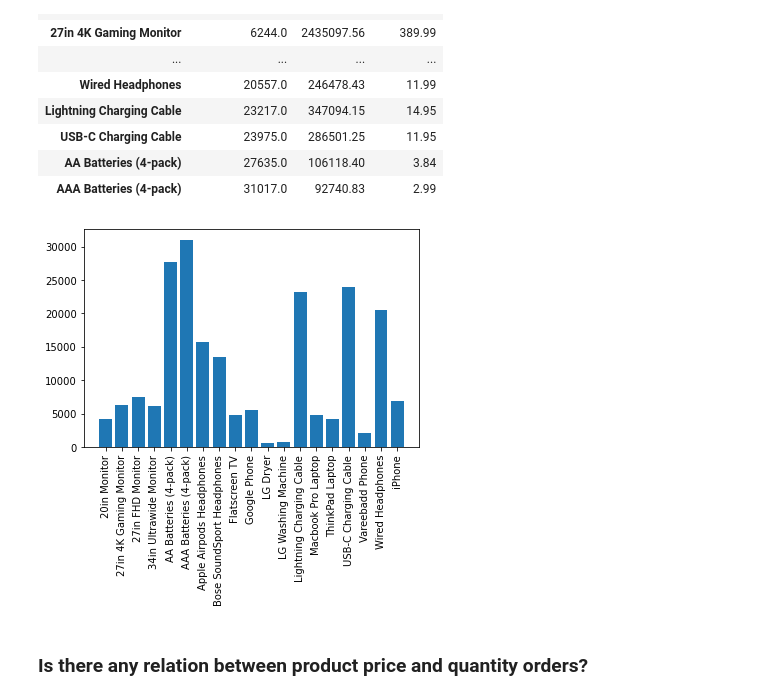
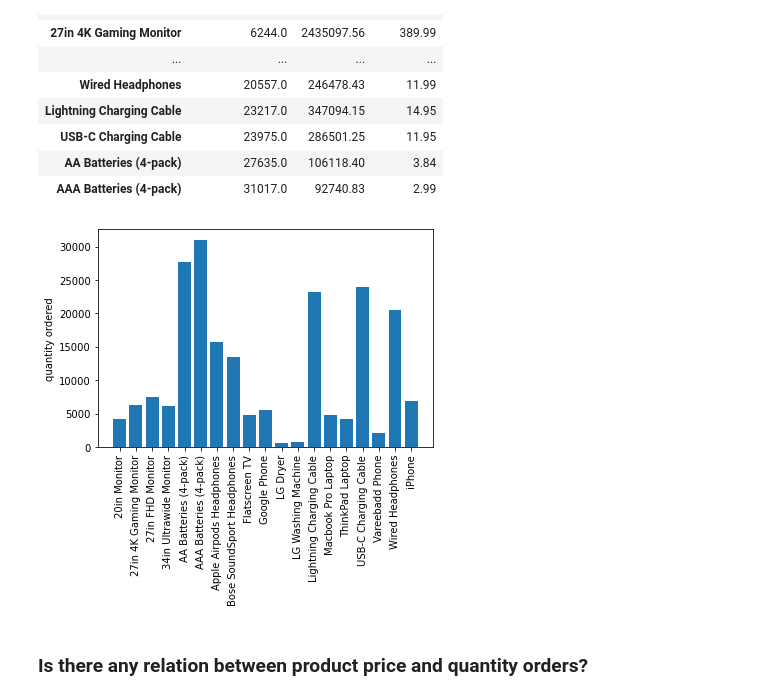
Before and after one commit to ahmadhammad301/data_analysis, a Jupyter notebook: Ecommerce_Sales_Analysis/One year sales (2019).ipynb, the cells around one changed output. Drawn from its saved outputs; the diff is of its cells as text; code cells hidden in the pictures.

```diff
--- a/Ecommerce_Sales_Analysis/One year sales (2019).ipynb
+++ b/Ecommerce_Sales_Analysis/One year sales (2019).ipynb
@@ -257,15 +257,15 @@ See the caveats in the documentation: https://pandas.pydata.org/pandas-docs/stab
 # %%
 product_group = merged_data.groupby('Product')
 quantity_ordered = product_group.sum()['Quantity Ordered']
 
 keys = [pair for pair, df in product_group]
 
 plt.bar(keys, quantity_ordered)
-
+plt.ylabel('quantity ordered')
 plt.xticks(keys, rotation='vertical', size=10)
 plt.show()
 # %% [output]
-[figure, old version]
+[figure, new version]
 # %% [markdown]
 ### Is there any relation between product price and quantity orders?
 # %%
```
Also changed, not shown: parts of 1 cell of this notebook.
